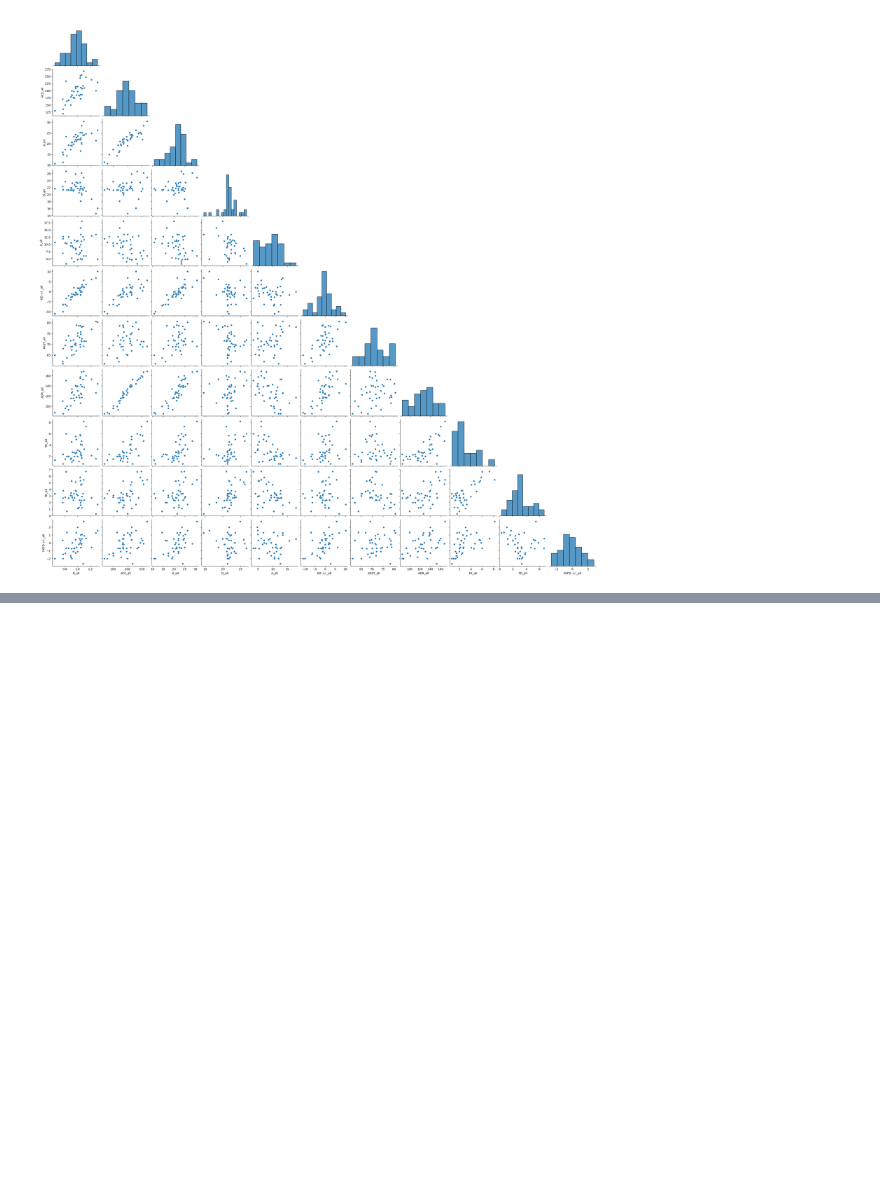
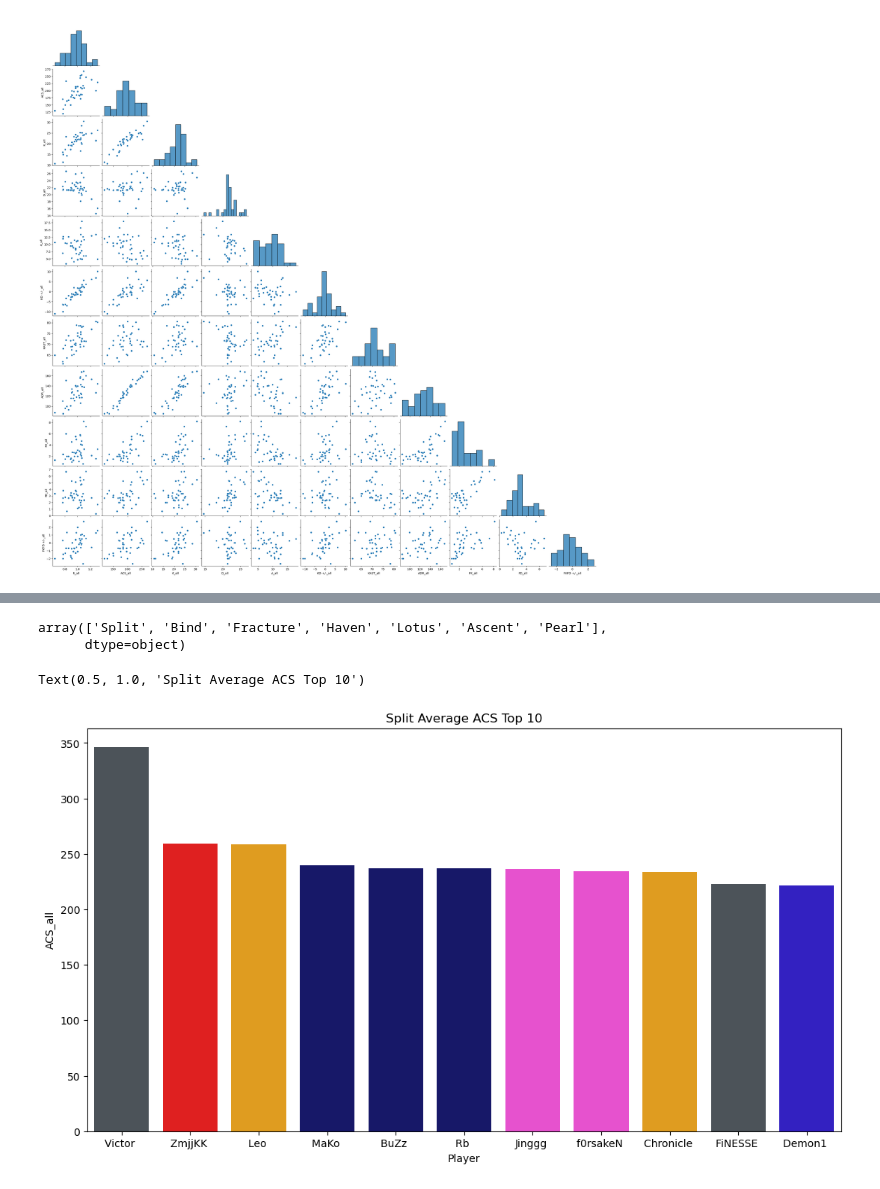
Before and after one commit to MercMayhem/Valo-Scrape, a Jupyter notebook: analysis.ipynb, the cells around one changed output, grey strips where cells are left out. Drawn from its saved outputs; the diff is of its cells as text; code cells hidden in the pictures; blank space fills up the shorter version.

```diff
--- a/analysis.ipynb
+++ b/analysis.ipynb
@@ -194,0 +240,4 @@ px.scatter_3d(data_frame=df_player, x='FK_all', y='FD_all', z='ADR_all', color='
+# %%
+df_acs_ind = df_acs[df_acs.Map != 'All Maps'].reset_index(drop=True)
+df_acs_ind.Map = df_acs_ind.Map.str.split().str[1]
+df_acs_ind
@@ -194,0 +258,9 @@ px.scatter_3d(data_frame=df_player, x='FK_all', y='FD_all', z='ADR_all', color='
+# %%
+df_acs_Split = df_acs_ind[df_acs_ind.Map == 'Split'].groupby(['Team', 'Player']).mean(numeric_only=True)
+df_acs_Split.reset_index(inplace=True)
+df_acs_Split.sort_values('ACS_all', ascending=False, inplace=True)
+df_acs_Split.reset_index(drop=True, inplace=True)
+
+df_acs_Split['color'] = df_acs_Split.Team.map(palette)
+
+df_acs_Split.head()
@@ -194,0 +274,12 @@ px.scatter_3d(data_frame=df_player, x='FK_all', y='FD_all', z='ADR_all', color='
+# %%
+df_acs_ind.Map.unique()
+# %% [output]
+array(['Split', 'Bind', 'Fracture', 'Haven', 'Lotus', 'Ascent', 'Pearl'],
+      dtype=object)
+# %%
+fig, ax = plt.subplots(figsize = (13, 7))
+sns.barplot(data=df_acs_Split.loc[0:10], x='Player', y='ACS_all', palette=df_acs_Split.loc[0:10, 'color'].to_list())
+ax.set_title('Split Average ACS Top 10')
+# %% [output]
+Text(0.5, 1.0, 'Split Average ACS Top 10')
+[figure, added]
```
Also changed, not shown: parts of 14 cells of this notebook.
